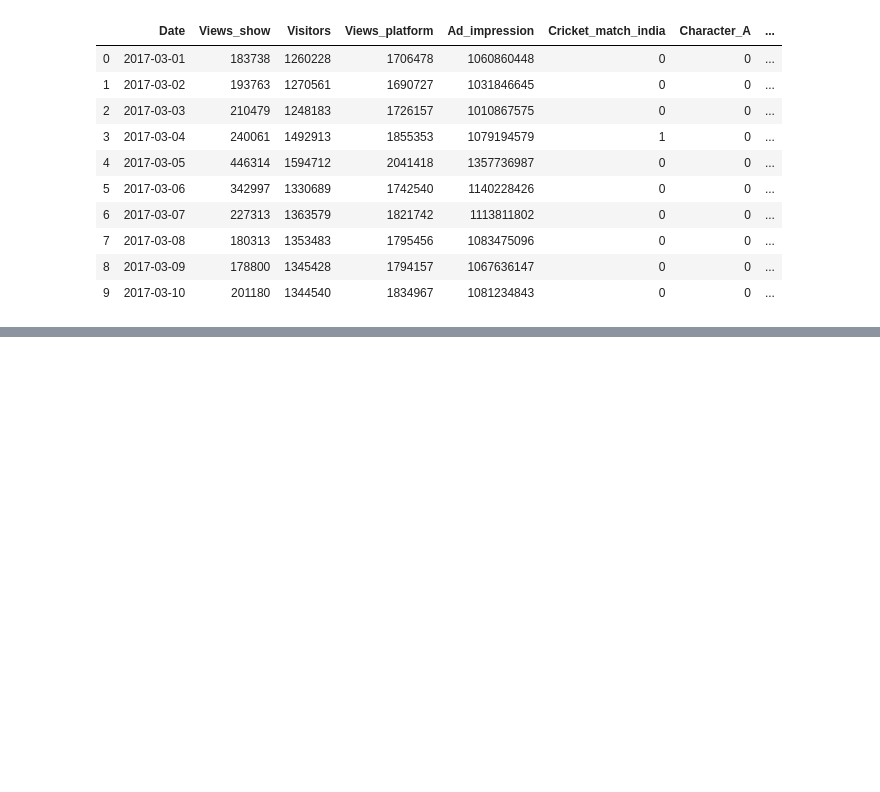
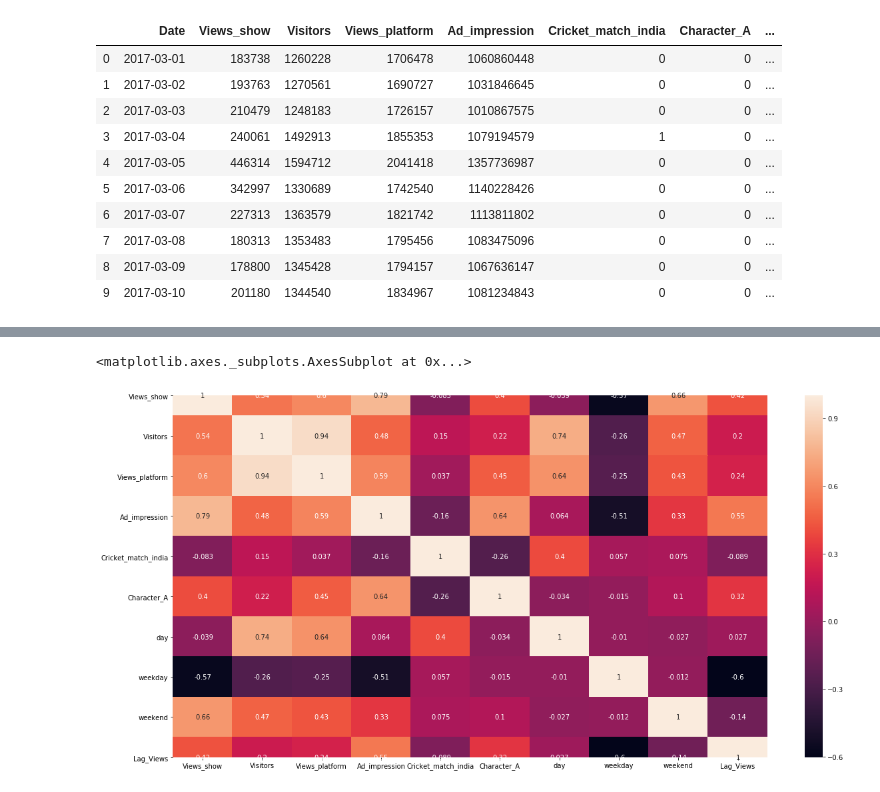
Before and after one commit to ArafatSabbir/Machine-Learning-with-Python-and-R, a Jupyter notebook: Case Study/NetFlix/NetFlix viewer.ipynb, the cells around one changed output, grey strips where cells are left out. Cells and saved outputs as stored; diff of their text form; code cells hidden in the pictures; blank space fills up the shorter version.

```diff
--- a/Case Study/NetFlix/NetFlix viewer.ipynb
+++ b/Case Study/NetFlix/NetFlix viewer.ipynb
@@ -272,0 +307,6 @@ media.head(10)
+# %%
+plt.figure(figsize = (20,10))        # Size of the figure
+sns.heatmap(media.corr(),annot = True)
+# %% [output]
+<matplotlib.axes._subplots.AxesSubplot at 0x...>
+[figure, added]
```
Also changed, not shown: parts of 3 cells of this notebook.
